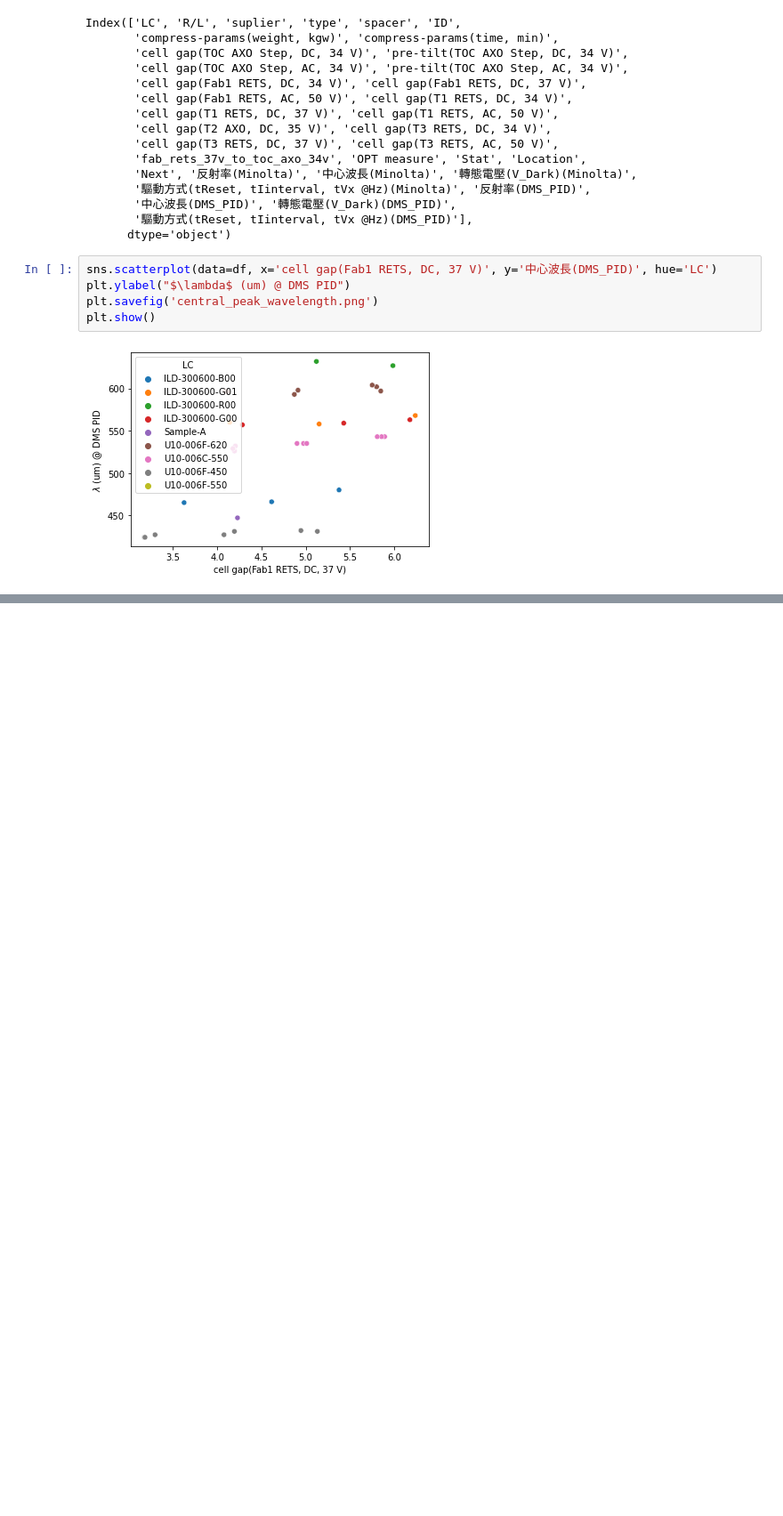
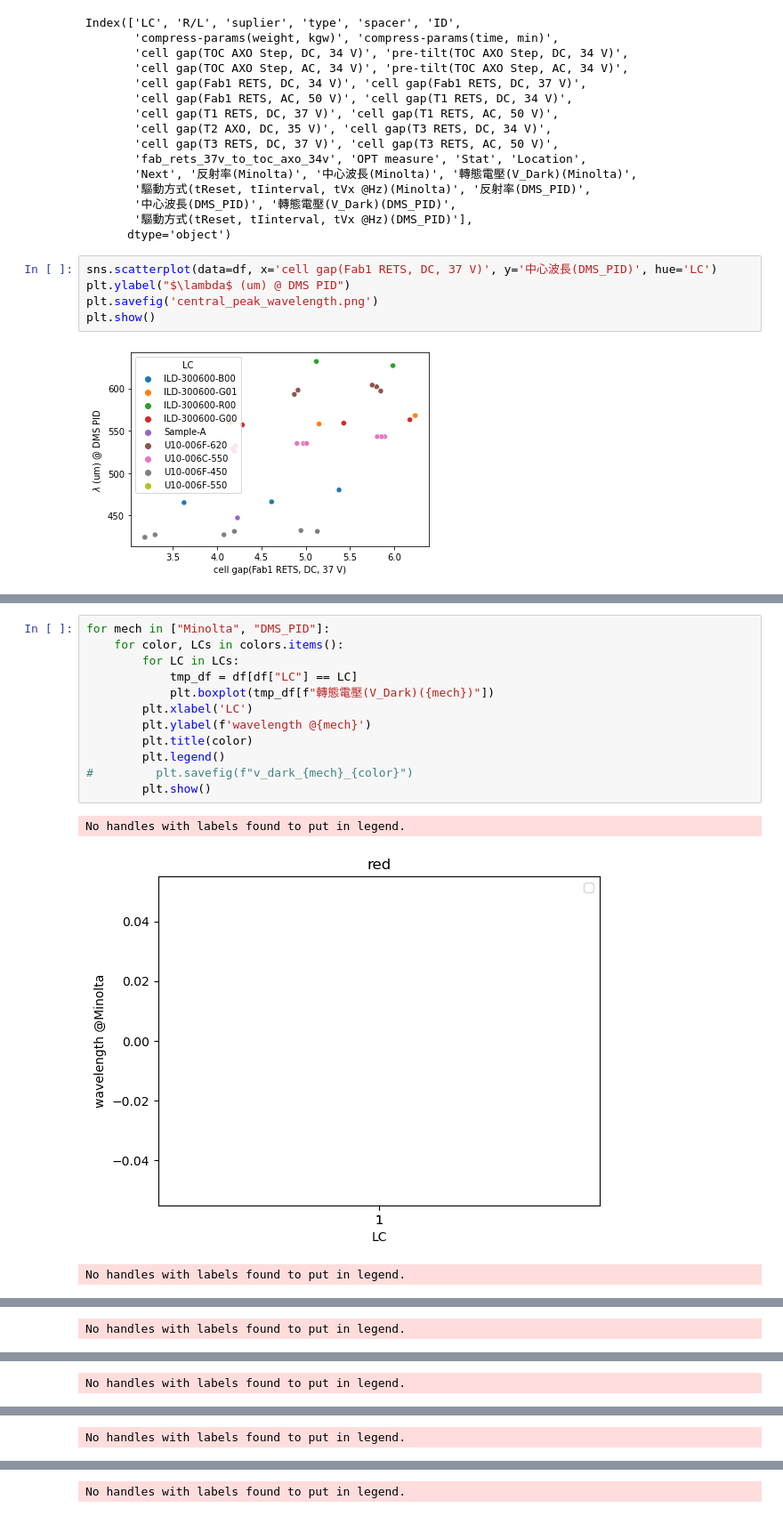
Before and after one commit to dimsplendid/tdtoolkit_web, a Jupyter notebook: notebooks/CLC_opt.ipynb, the cells around one changed output, grey strips where cells are left out. Shown at 89% size. Saved outputs shown, nothing was run; the diff lists cells and outputs as text; blank space fills up the shorter version.

```diff
--- a/notebooks/CLC_opt.ipynb
+++ b/notebooks/CLC_opt.ipynb
@@ -106,0 +153,16 @@ blue = {
+# %%
+for mech in ["Minolta", "DMS_PID"]:
+    for color, LCs in colors.items():
+        for LC in LCs:
+            tmp_df = df[df["LC"] == LC]
+            plt.boxplot(tmp_df[f"轉態電壓(V_Dark)({mech})"])
+        plt.xlabel('LC')
+        plt.ylabel(f'wavelength @{mech}')
+        plt.title(color)
+        plt.legend()
+#         plt.savefig(f"v_dark_{mech}_{color}")
+        plt.show()
+# %% [output]
+No handles with labels found to put in legend.
+[figure, added]
+No handles with labels found to put in legend.
@@ -106,0 +170 @@ blue = {
+No handles with labels found to put in legend.
@@ -106,0 +172 @@ blue = {
+No handles with labels found to put in legend.
@@ -106,0 +174 @@ blue = {
+No handles with labels found to put in legend.
@@ -106,0 +176 @@ blue = {
+No handles with labels found to put in legend.
```
Also changed, not shown: parts of 6 cells of this notebook, 12 other files.
